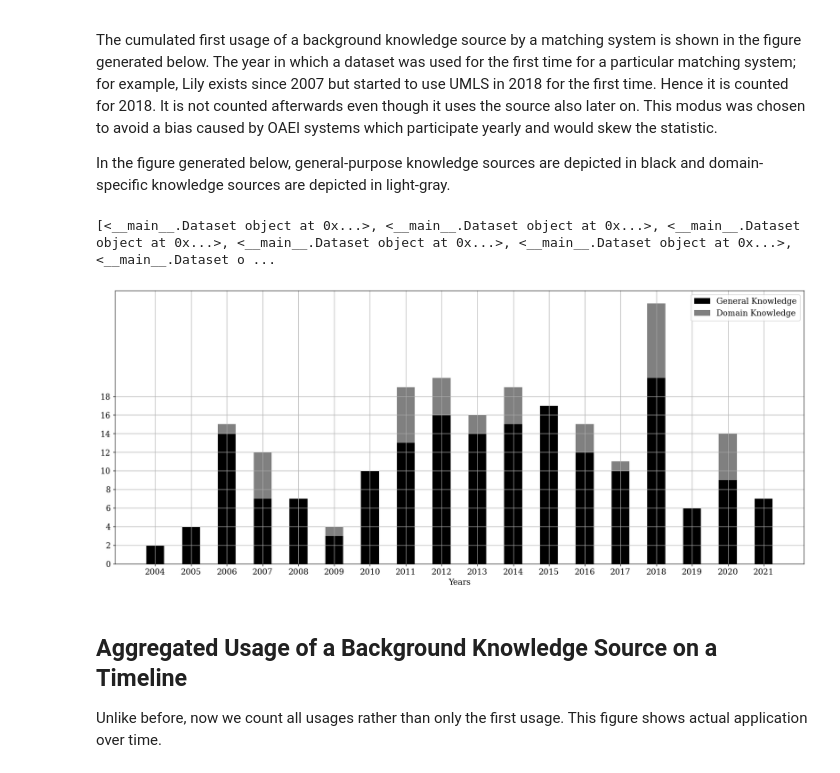
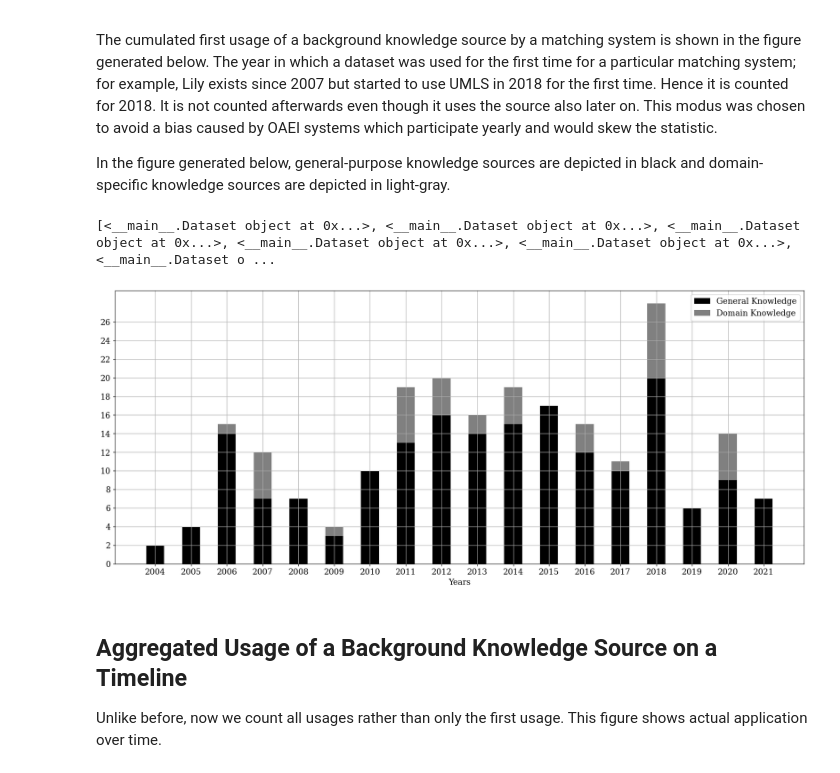
Before and after one commit to janothan/bk-in-matching-survey, a Jupyter notebook: submission_2/Survey_Paper_Figures.ipynb, the cells around one changed output. Saved outputs shown, nothing was run; the diff lists cells and outputs as text; code cells hidden in the pictures.

```diff
--- a/submission_2/Survey_Paper_Figures.ipynb
+++ b/submission_2/Survey_Paper_Figures.ipynb
@@ -726,7 +726,15 @@ def render_cumulated_usage_per_year_with_domain_split(data_dictionary: Dict[Data
     ax.grid()
     ax.set_xlabel("Years")
     ax.set_xticks(range(lower_bound, upper_bound+1))
-    ax.set_yticks(range(0, 20, 2))
+
+    # determine maximum upper bound
+    maximum = 0
+    for x in range(0, len(y_data_general)):
+        usage_in_year = y_data_general[x] + y_data_domain[x]
+        if usage_in_year > maximum:
+            maximum = usage_in_year
+
+    ax.set_yticks(range(0, maximum + maximum % 2, 2))
     ax.legend()
     fig.savefig(file_name, bbox_inches='tight')
     plt.show()
@@ -856,8 +864,11 @@ data_dictionary = \
     bioportal_dataset : {
         2014 : 1,
             # LogMap Bio
-        2018 : 1,
+        2016 : 1,
+            # Annane et al. 2016
+        2018 : 2,
             # LILY
+            # Annane et al. 2018
     },
     conceptnet_dataset : {
         2018 : 1,
@@ -874,8 +885,9 @@ data_dictionary = \
     doid_dataset : {
         2014 : 1,
             # AML
-        2018 : 1,
+        2018 : 2,
             # Ochieng & Kyanda
+            # Annane et al. 2018
     },
     dolce_dataset : {
         2010 : 1,
@@ -947,8 +959,9 @@ data_dictionary = \
     mesh_dataset : {
         2014 : 1,
             # AML
-        2018 : 1,
+        2018 : 2,
             # Ochieng & Kyanda
+            # Annane et al. 2018
         2020 : 1,
             # Real et al.
     },
@@ -1022,6 +1035,8 @@ data_dictionary = \
             # CroMatcher
         2017 : 1,
             # POMap
+        2018 : 1,
+            # Annane et al.
         2020 : 1,
             # Lily
     },
@@ -1260,7 +1275,7 @@ data_dictionary = \
 
 
 
-def get_datasets_with_minimum_usage(minimum_usage : int) -> List[Dataset]:
+def get_datasets_with_minimum_usage(minimum_usage : int, data_dictionary : Dict[Dataset, Dict[str, int]]) -> List[Dataset]:
     """Get the datasets that are in total used more often than minimum_usage times.
     """
     result = []
@@ -1287,7 +1302,7 @@ minimum_usage = 3
 lower_bound = 2004
 upper_bound = 2021 # including!
 
-reduced_data = get_reduced_data_dictionary(get_datasets_with_minimum_usage(minimum_usage=minimum_usage), data_dictionary)
+reduced_data = get_reduced_data_dictionary(get_datasets_with_minimum_usage(minimum_usage=minimum_usage, data_dictionary=data_dictionary), data_dictionary)
 render_timeline(data_dictionary=reduced_data,
                 lower_bound=lower_bound,
                 upper_bound=upper_bound,
@@ -1385,13 +1400,13 @@ In the figure generated below, general-purpose knowledge sources are depicted in
 # %%
 # this figure shows the share of the domain types
 minimum_usage = 0
 lower_bound = 2004
 upper_bound = 2021 # including!
-reduced_data = get_reduced_data_dictionary(get_datasets_with_minimum_usage(minimum_usage=minimum_usage), data_dictionary)
+reduced_data = get_reduced_data_dictionary(get_datasets_with_minimum_usage(minimum_usage=minimum_usage, data_dictionary=data_dictionary), data_dictionary)
 render_cumulated_usage_per_year_with_domain_split(data_dictionary=reduced_data, lower_bound=lower_bound, upper_bound=upper_bound, file_name="bk_purpose_over_years.png")
 # %% [output]
 [<__main__.Dataset object at 0x...>, <__main__.Dataset object at 0x...>, <__main__.Dataset object at 0x...>, <__main__.Dataset object at 0x...>, <__main__.Dataset object at 0x...>, <__main__.Dataset o ...
-[figure, old version]
+[figure, new version]
 # %% [markdown]
 ## Aggregated Usage of a Background Knowledge Source on a Timeline
 Unlike before, now we count all usages rather than only the first usage. This figure shows actual application over time.
```
Also changed, not shown: parts of 7 cells of this notebook, 5 other files.
